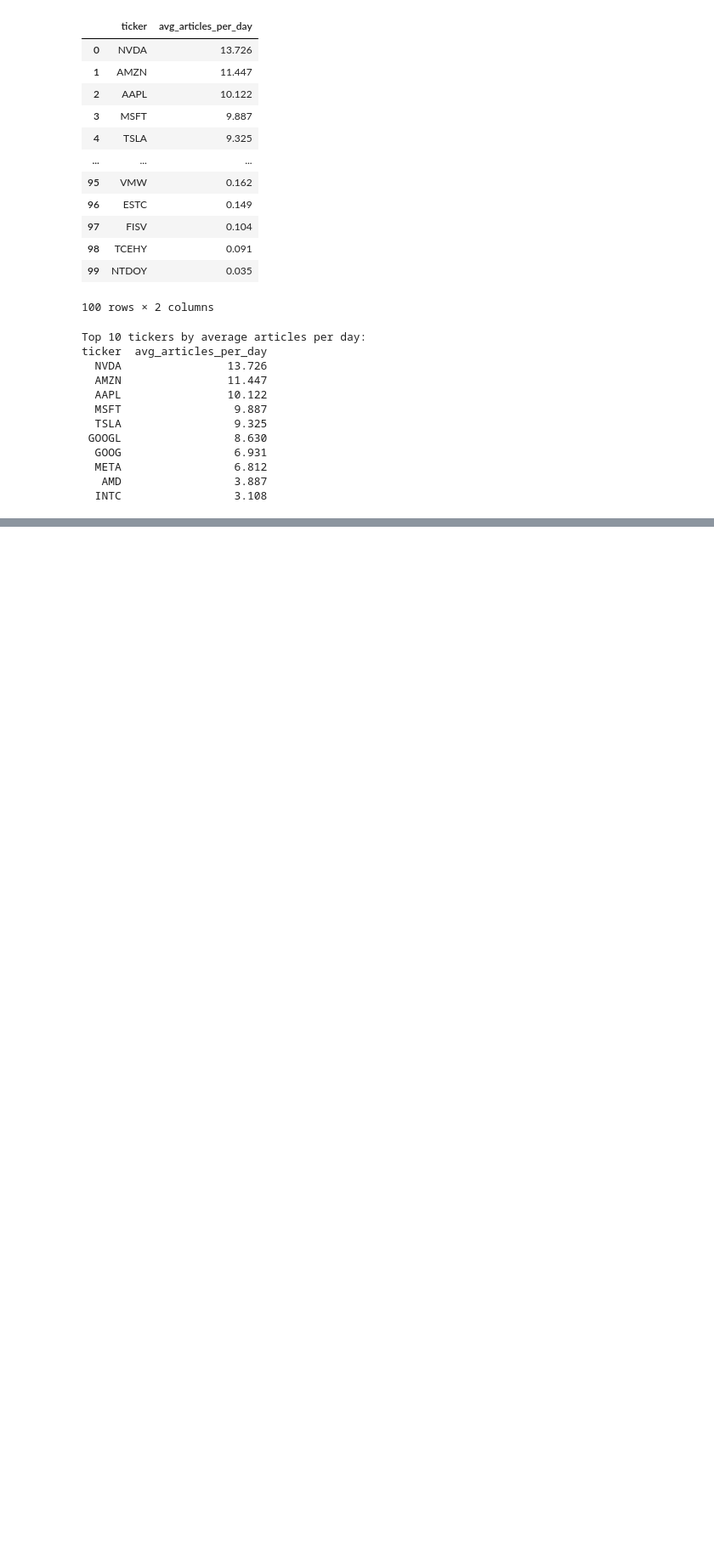
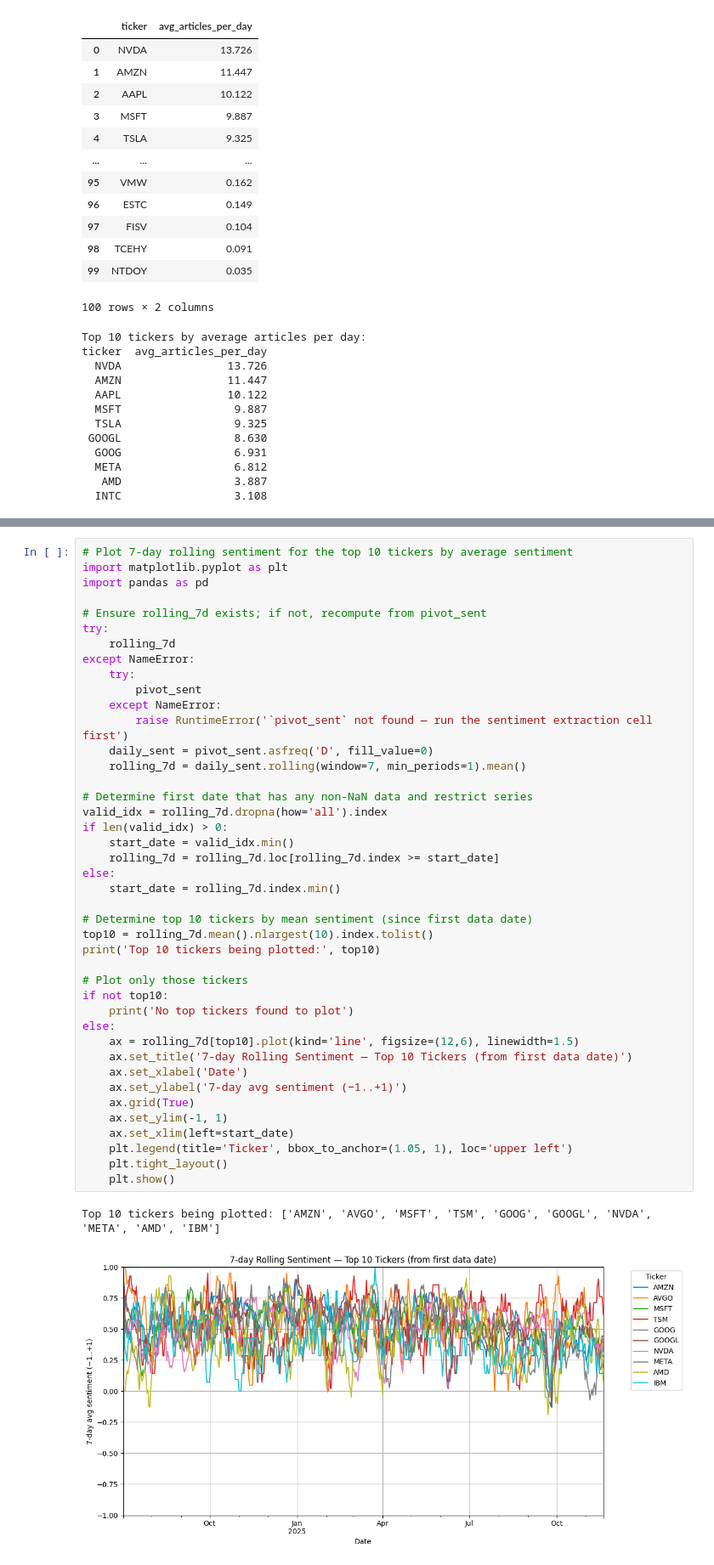
Before and after one commit to kailaidescope/StockSavvy, a Jupyter notebook: analytics/probe.ipynb, the cells around one changed output, grey strips where cells are left out. Shown at 85% size. Cells and saved outputs as stored; diff of their text form; blank space fills up the shorter version.

```diff
--- a/analytics/probe.ipynb
+++ b/analytics/probe.ipynb
@@ -377,0 +595,45 @@ ticker  avg_articles_per_day
+# %%
+# Plot 7-day rolling sentiment for the top 10 tickers by average sentiment
+import matplotlib.pyplot as plt
+import pandas as pd
+
+# Ensure rolling_7d exists; if not, recompute from pivot_sent
+try:
+    rolling_7d
+except NameError:
+    try:
+        pivot_sent
+    except NameError:
+        raise RuntimeError('`pivot_sent` not found — run the sentiment extraction cell first')
+    daily_sent = pivot_sent.asfreq('D', fill_value=0)
+    rolling_7d = daily_sent.rolling(window=7, min_periods=1).mean()
+
+# Determine first date that has any non-NaN data and restrict series
+valid_idx = rolling_7d.dropna(how='all').index
+if len(valid_idx) > 0:
+    start_date = valid_idx.min()
+    rolling_7d = rolling_7d.loc[rolling_7d.index >= start_date]
+else:
+    start_date = rolling_7d.index.min()
+
+# Determine top 10 tickers by mean sentiment (since first data date)
+top10 = rolling_7d.mean().nlargest(10).index.tolist()
+print('Top 10 tickers being plotted:', top10)
+
+# Plot only those tickers
+if not top10:
+    print('No top tickers found to plot')
+else:
+    ax = rolling_7d[top10].plot(kind='line', figsize=(12,6), linewidth=1.5)
+    ax.set_title('7-day Rolling Sentiment — Top 10 Tickers (from first data date)')
+    ax.set_xlabel('Date')
+    ax.set_ylabel('7-day avg sentiment (−1..+1)')
+    ax.grid(True)
+    ax.set_ylim(-1, 1)
+    ax.set_xlim(left=start_date)
+    plt.legend(title='Ticker', bbox_to_anchor=(1.05, 1), loc='upper left')
+    plt.tight_layout()
+    plt.show()
+# %% [output]
+Top 10 tickers being plotted: ['AMZN', 'AVGO', 'MSFT', 'TSM', 'GOOG', 'GOOGL', 'NVDA', 'META', 'AMD', 'IBM']
+[figure, added]
```
Also changed, not shown: parts of 3 cells of this notebook.
